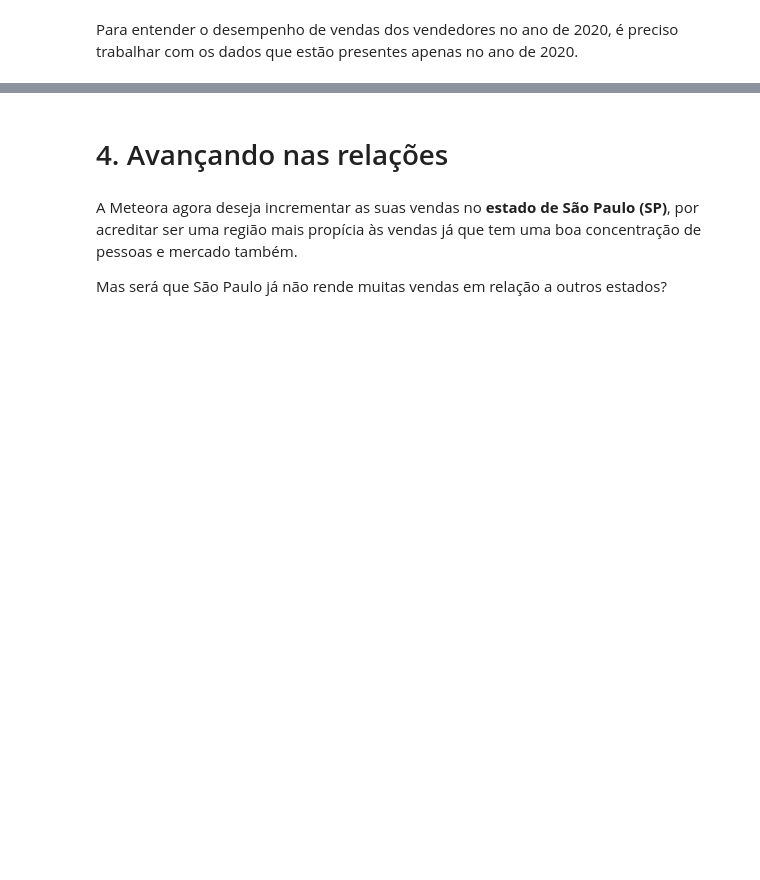
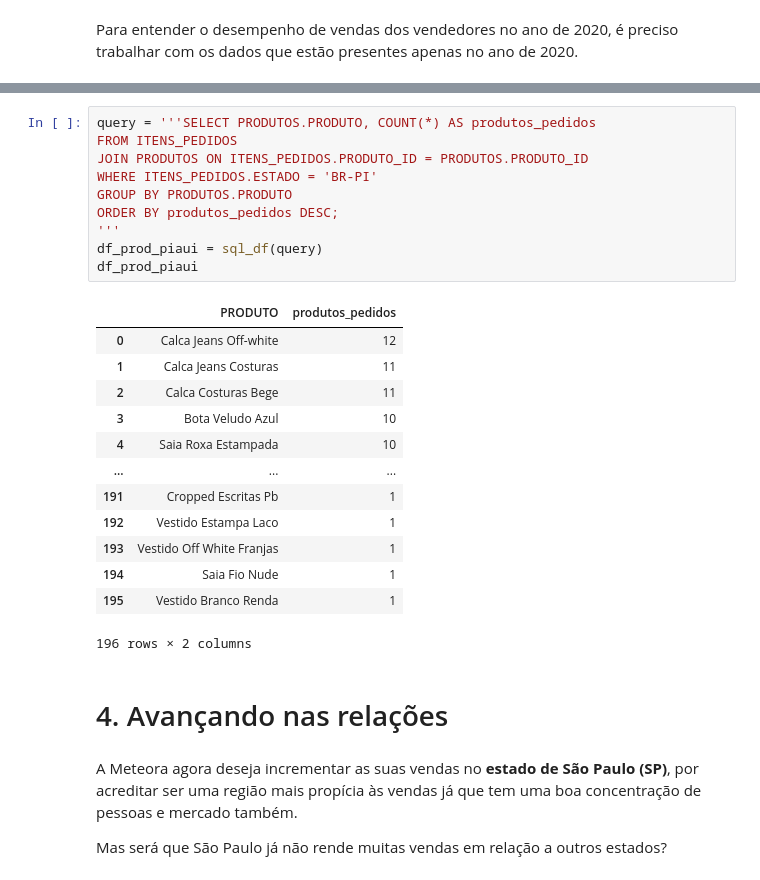
Before and after one commit to Benefrancis/sql-python, a Jupyter notebook: sql_mariadb_meteora.ipynb, the cells around one changed output, grey strips where cells are left out. Drawn from its saved outputs; the diff is of its cells as text; blank space fills up the shorter version.

```diff
--- a/sql_mariadb_meteora.ipynb
+++ b/sql_mariadb_meteora.ipynb
@@ -215,3 +212,27 @@ Para entender o desempenho de vendas dos vendedores no ano de 2020, é preciso t
+# %%
+query = '''SELECT PRODUTOS.PRODUTO, COUNT(*) AS produtos_pedidos
+FROM ITENS_PEDIDOS
+JOIN PRODUTOS ON ITENS_PEDIDOS.PRODUTO_ID = PRODUTOS.PRODUTO_ID
+WHERE ITENS_PEDIDOS.ESTADO = 'BR-PI'
+GROUP BY PRODUTOS.PRODUTO
+ORDER BY produtos_pedidos DESC;
+'''
+df_prod_piaui = sql_df(query)
+df_prod_piaui
+# %% [output]
+|  | PRODUTO | produtos_pedidos |
+| 0 | Calca Jeans Off-white | 12 |
+| 1 | Calca Jeans Costuras | 11 |
+| 2 | Calca Costuras Bege | 11 |
+| 3 | Bota Veludo Azul | 10 |
+| 4 | Saia Roxa Estampada | 10 |
+| ... | ... | ... |
+| 191 | Cropped Escritas Pb | 1 |
+| 192 | Vestido Estampa Laco | 1 |
+| 193 | Vestido Off White Franjas | 1 |
+| 194 | Saia Fio Nude | 1 |
+| 195 | Vestido Branco Renda | 1 |
+196 rows × 2 columns
 # %% [markdown]
 # 4. Avançando nas relações
 # %% [markdown]
```
Also changed, not shown: parts of 13 cells of this notebook.
